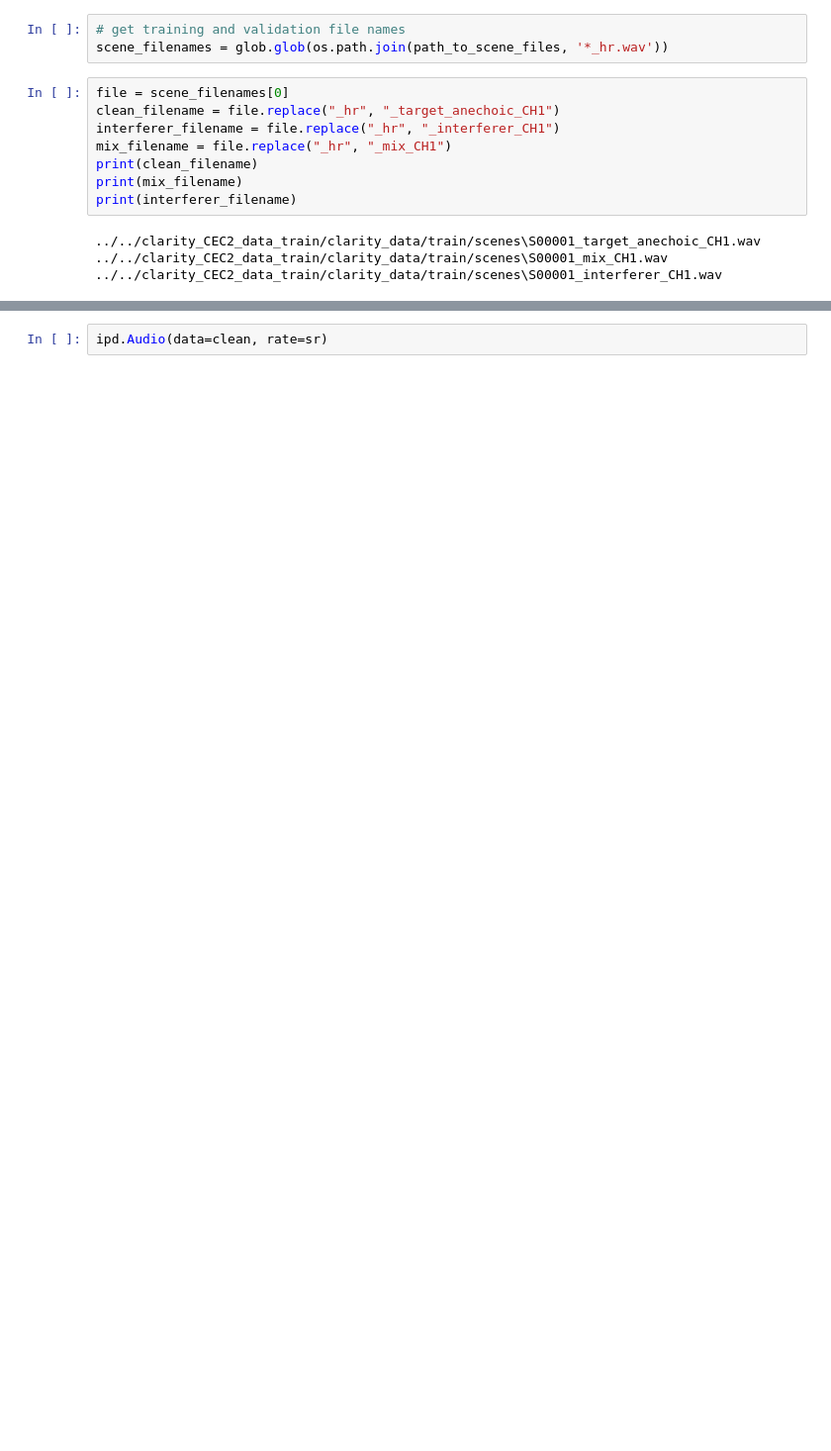
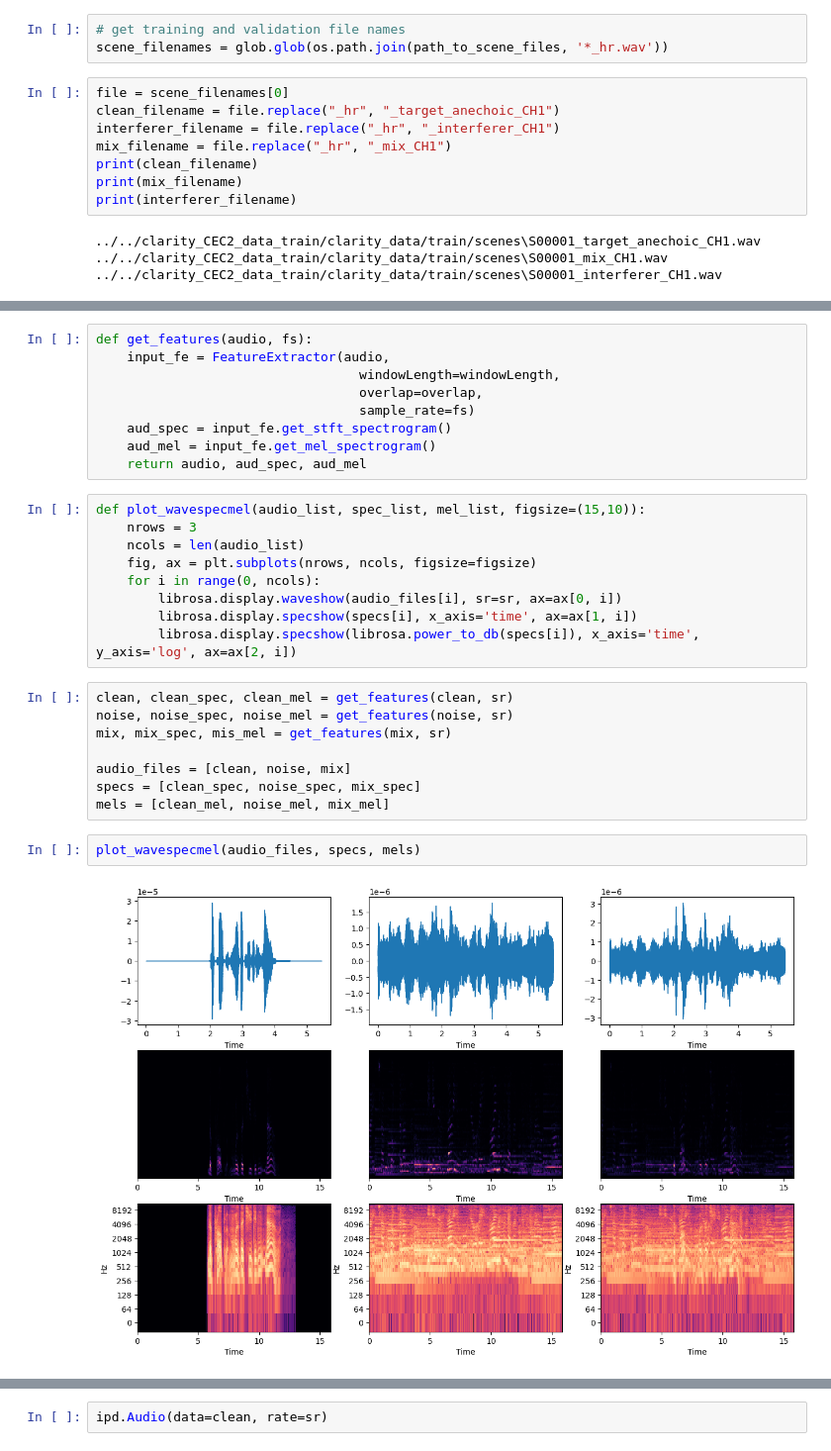
Before and after one commit to 4rr0w/icassp, a Jupyter notebook: test.ipynb, the cells around one changed output, grey strips where cells are left out. Shown at 99% size. Saved outputs shown, nothing was run; the diff lists cells and outputs as text; blank space fills up the shorter version.

```diff
--- a/test.ipynb
+++ b/test.ipynb
@@ -47,0 +79,30 @@ mix, sr = read_audio(mix_filename, sr)
+# %%
+def get_features(audio, fs):
+    input_fe = FeatureExtractor(audio,
+                                  windowLength=windowLength,
+                                  overlap=overlap,
+                                  sample_rate=fs)
+    aud_spec = input_fe.get_stft_spectrogram()
+    aud_mel = input_fe.get_mel_spectrogram()
+    return audio, aud_spec, aud_mel
+# %%
+def plot_wavespecmel(audio_list, spec_list, mel_list, figsize=(15,10)):
+    nrows = 3
+    ncols = len(audio_list)
+    fig, ax = plt.subplots(nrows, ncols, figsize=figsize)
+    for i in range(0, ncols):
+        librosa.display.waveshow(audio_files[i], sr=sr, ax=ax[0, i])
+        librosa.display.specshow(specs[i], x_axis='time', ax=ax[1, i])
+        librosa.display.specshow(librosa.power_to_db(specs[i]), x_axis='time', y_axis='log', ax=ax[2, i])
+# %%
+clean, clean_spec, clean_mel = get_features(clean, sr)
+noise, noise_spec, noise_mel = get_features(noise, sr)
+mix, mix_spec, mis_mel = get_features(mix, sr)
+
+audio_files = [clean, noise, mix]
+specs = [clean_spec, noise_spec, mix_spec]
+mels = [clean_mel, noise_mel, mix_mel]
+# %%
+plot_wavespecmel(audio_files, specs, mels)
+# %% [output]
+[figure, added]
```
Also changed, not shown: parts of 23 cells of this notebook, 2 other files.
